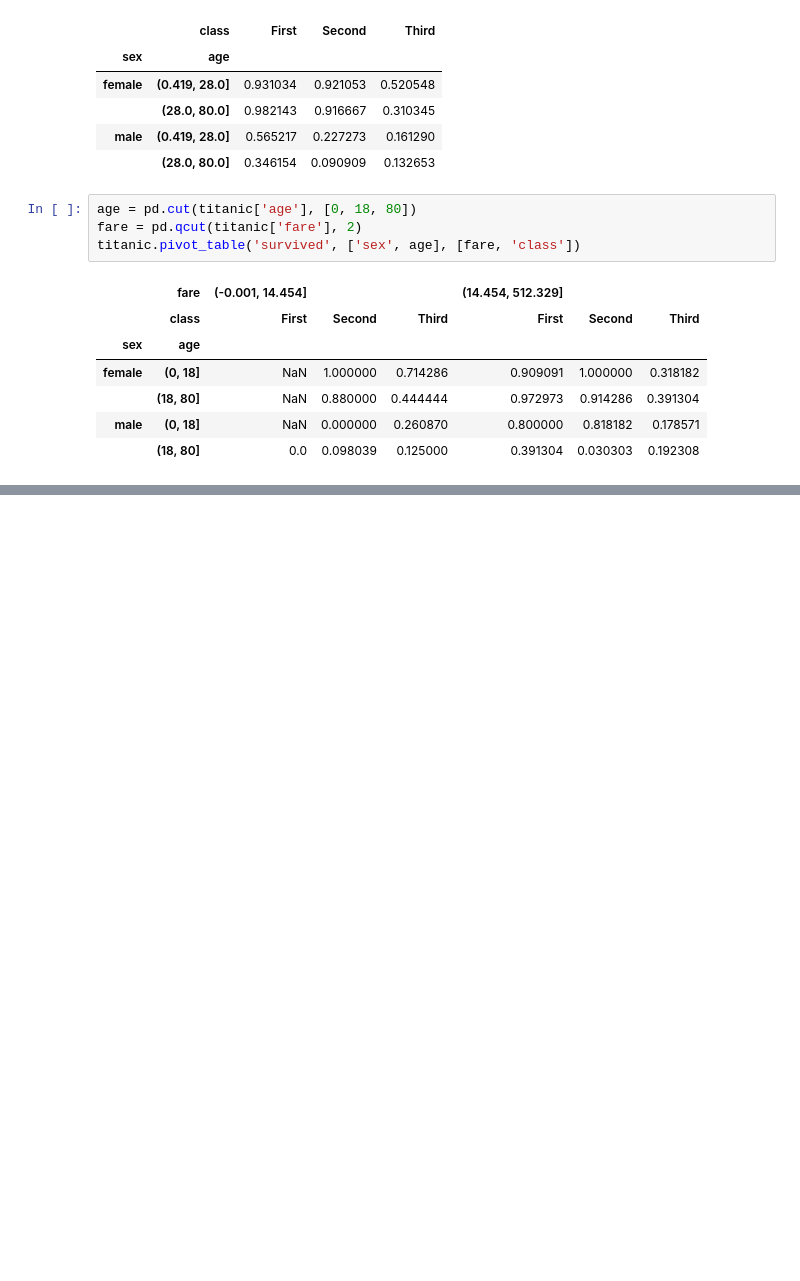
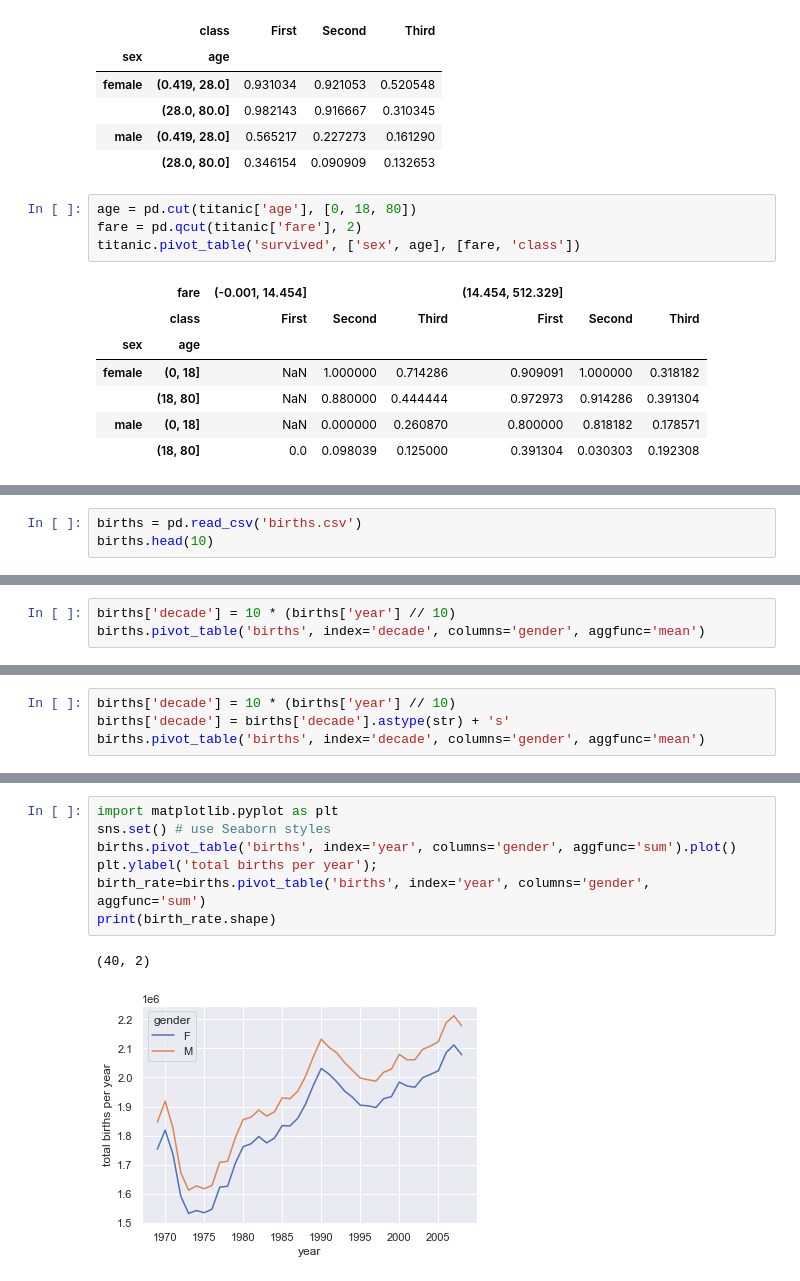
Before and after one commit to Brightchu/pytest, a Jupyter notebook: notes/2_pandas.ipynb, the cells around one changed output, grey strips where cells are left out. Drawn from its saved outputs; the diff is of its cells as text; blank space fills up the shorter version.

Commit message:
update pivot table example

```diff
--- a/notes/2_pandas.ipynb
+++ b/notes/2_pandas.ipynb
@@ -1265,0 +1273,3 @@ titanic.pivot_table('survived', ['sex', age], [fare, 'class'])
+# %%
+births = pd.read_csv('births.csv')
+births.head(10)
@@ -1265,0 +1288,3 @@ titanic.pivot_table('survived', ['sex', age], [fare, 'class'])
+# %%
+births['decade'] = 10 * (births['year'] // 10)
+births.pivot_table('births', index='decade', columns='gender', aggfunc='mean')
@@ -1265,0 +1299,4 @@ titanic.pivot_table('survived', ['sex', age], [fare, 'class'])
+# %%
+births['decade'] = 10 * (births['year'] // 10)
+births['decade'] = births['decade'].astype(str) + 's'
+births.pivot_table('births', index='decade', columns='gender', aggfunc='mean')
@@ -1265,0 +1311,10 @@ titanic.pivot_table('survived', ['sex', age], [fare, 'class'])
+# %%
+import matplotlib.pyplot as plt
+sns.set() # use Seaborn styles
+births.pivot_table('births', index='year', columns='gender', aggfunc='sum').plot()
+plt.ylabel('total births per year');
+birth_rate=births.pivot_table('births', index='year', columns='gender', aggfunc='sum')
+print(birth_rate.shape)
+# %% [output]
+(40, 2)
+[figure, added]
```
Also changed, not shown: parts of 4 cells of this notebook, 1 other file.
